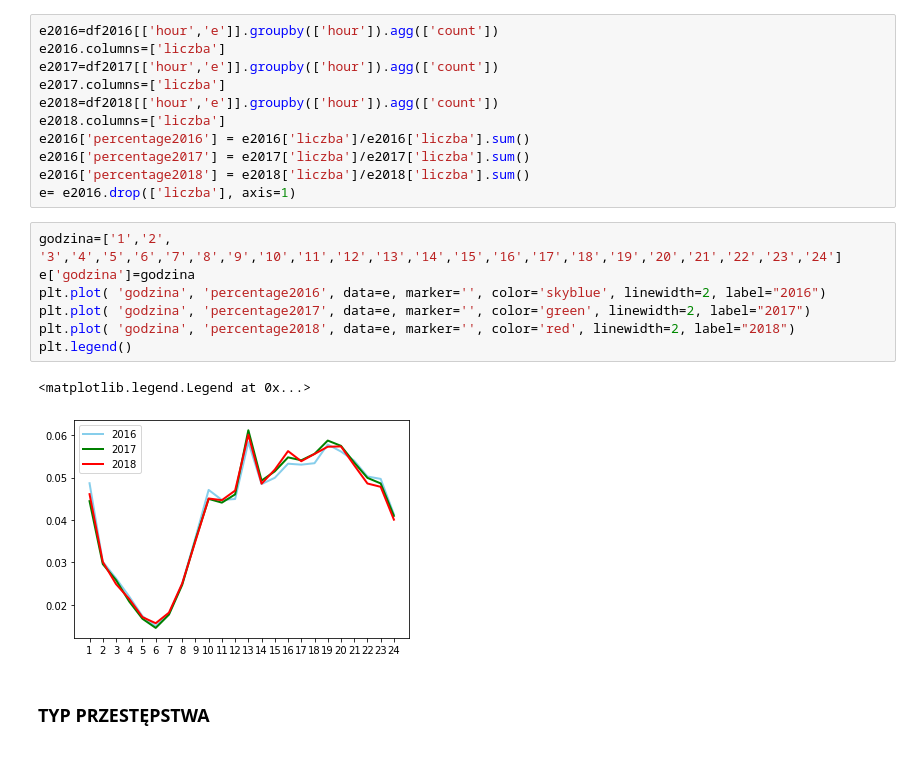
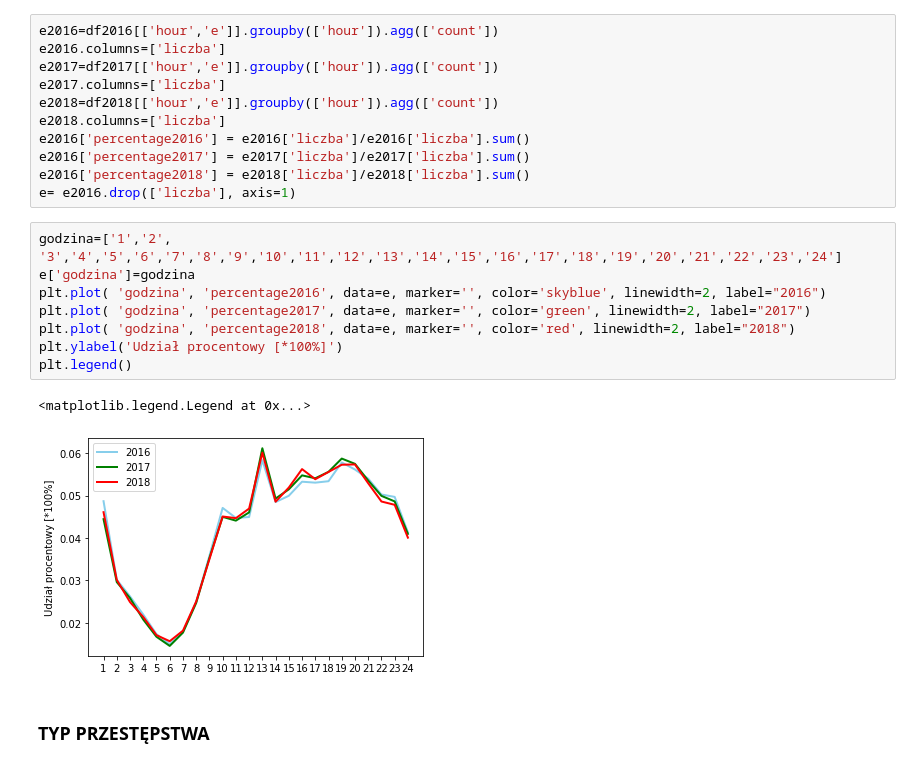
Before and after one commit to Robertus100/SGH_Praca_Magisterska, a Jupyter notebook: Analiza danych.ipynb, the cells around one changed output. Drawn from its saved outputs; the diff is of its cells as text.

```diff
--- a/Analiza danych.ipynb
+++ b/Analiza danych.ipynb
@@ -194,13 +192,14 @@ e= e2016.drop(['liczba'], axis=1)
 # %%
 godzina=['1','2', '3','4','5','6','7','8','9','10','11','12','13','14','15','16','17','18','19','20','21','22','23','24']
 e['godzina']=godzina
 plt.plot( 'godzina', 'percentage2016', data=e, marker='', color='skyblue', linewidth=2, label="2016")
 plt.plot( 'godzina', 'percentage2017', data=e, marker='', color='green', linewidth=2, label="2017")
 plt.plot( 'godzina', 'percentage2018', data=e, marker='', color='red', linewidth=2, label="2018")
+plt.ylabel('Udział procentowy [*100%]')
 plt.legend()
 # %% [output]
 <matplotlib.legend.Legend at 0x...>
-[figure, old version]
+[figure, new version]
 # %% [markdown]
 ### TYP PRZESTĘPSTWA
 # %%
```
Also changed, not shown: parts of 4 cells of this notebook, 1 other file.
